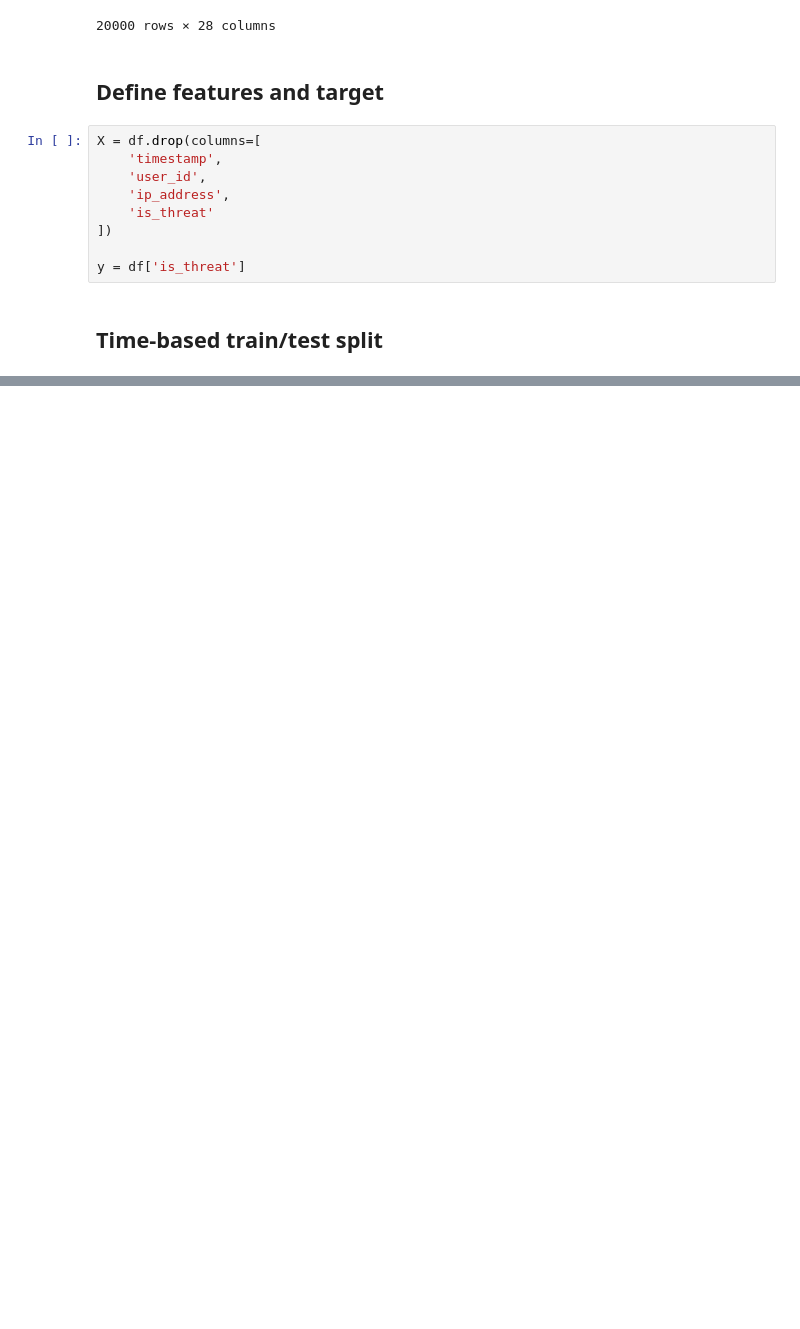
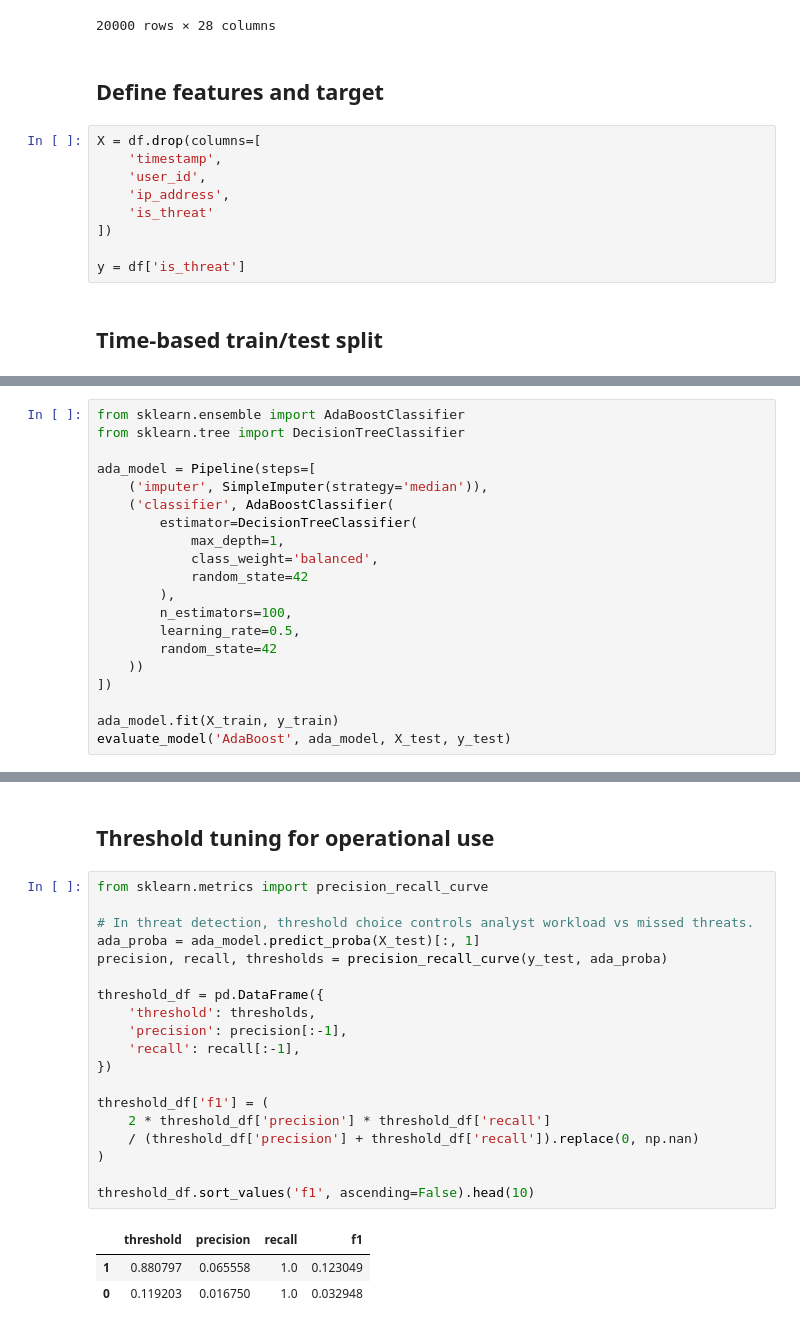
Before and after one commit to markohey/data_science_projects, a Jupyter notebook: System_threat.ipynb, the cells around one changed output, grey strips where cells are left out. Saved outputs shown, nothing was run; the diff lists cells and outputs as text; blank space fills up the shorter version.

```diff
--- a/System_threat.ipynb
+++ b/System_threat.ipynb
@@ -350,0 +496,20 @@ y = df['is_threat']
+# %%
+from sklearn.ensemble import AdaBoostClassifier
+from sklearn.tree import DecisionTreeClassifier
+
+ada_model = Pipeline(steps=[
+    ('imputer', SimpleImputer(strategy='median')),
+    ('classifier', AdaBoostClassifier(
+        estimator=DecisionTreeClassifier(
+            max_depth=1,
+            class_weight='balanced',
+            random_state=42
+        ),
+        n_estimators=100,
+        learning_rate=0.5,
+        random_state=42
+    ))
+])
+
+ada_model.fit(X_train, y_train)
+evaluate_model('AdaBoost', ada_model, X_test, y_test)
@@ -350,0 +648,25 @@ y = df['is_threat']
+# %% [markdown]
+## Threshold tuning for operational use
+# %%
+from sklearn.metrics import precision_recall_curve
+
+# In threat detection, threshold choice controls analyst workload vs missed threats.
+ada_proba = ada_model.predict_proba(X_test)[:, 1]
+precision, recall, thresholds = precision_recall_curve(y_test, ada_proba)
+
+threshold_df = pd.DataFrame({
+    'threshold': thresholds,
+    'precision': precision[:-1],
+    'recall': recall[:-1],
+})
+
+threshold_df['f1'] = (
+    2 * threshold_df['precision'] * threshold_df['recall']
+    / (threshold_df['precision'] + threshold_df['recall']).replace(0, np.nan)
+)
+
+threshold_df.sort_values('f1', ascending=False).head(10)
+# %% [output]
+|  | threshold | precision | recall | f1 |
+| 1 | 0.880797 | 0.065558 | 1.0 | 0.123049 |
+| 0 | 0.119203 | 0.016750 | 1.0 | 0.032948 |
```
Also changed, not shown: parts of 13 cells of this notebook, 5 other files.
